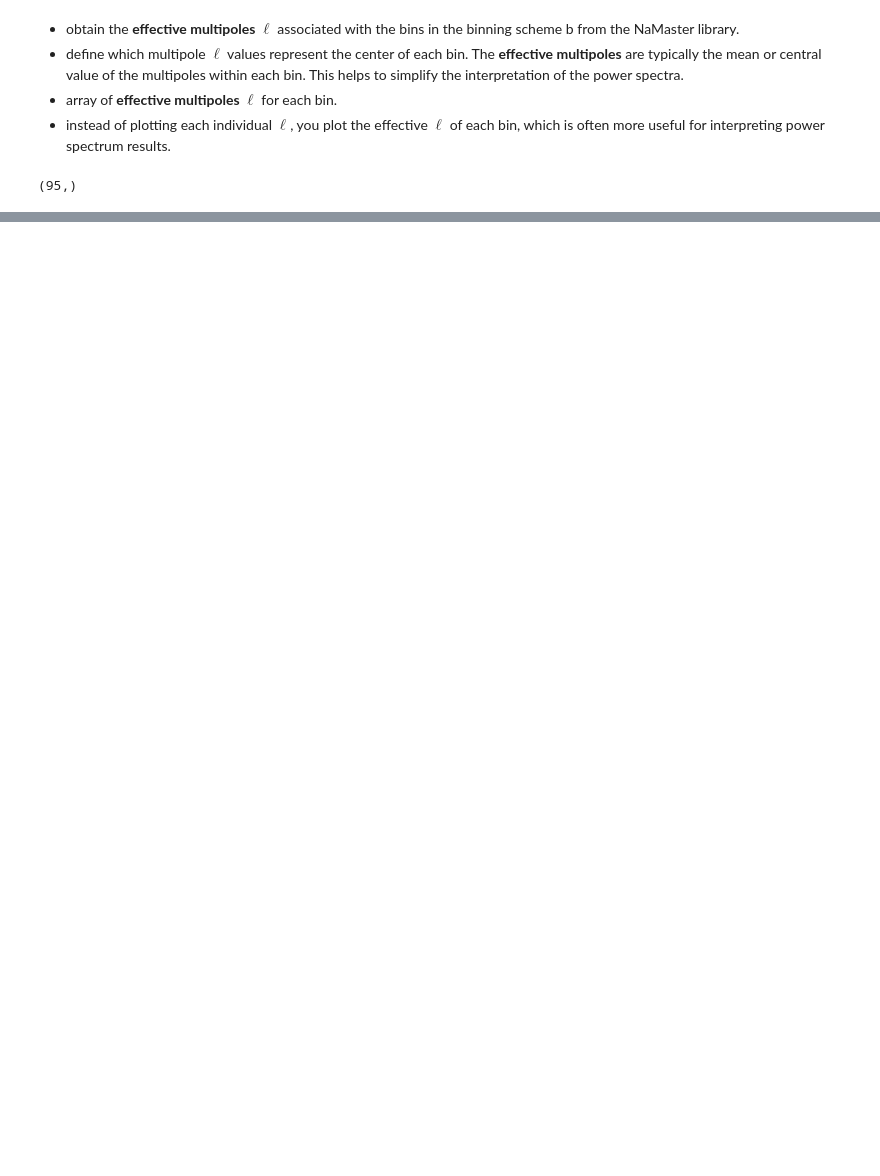
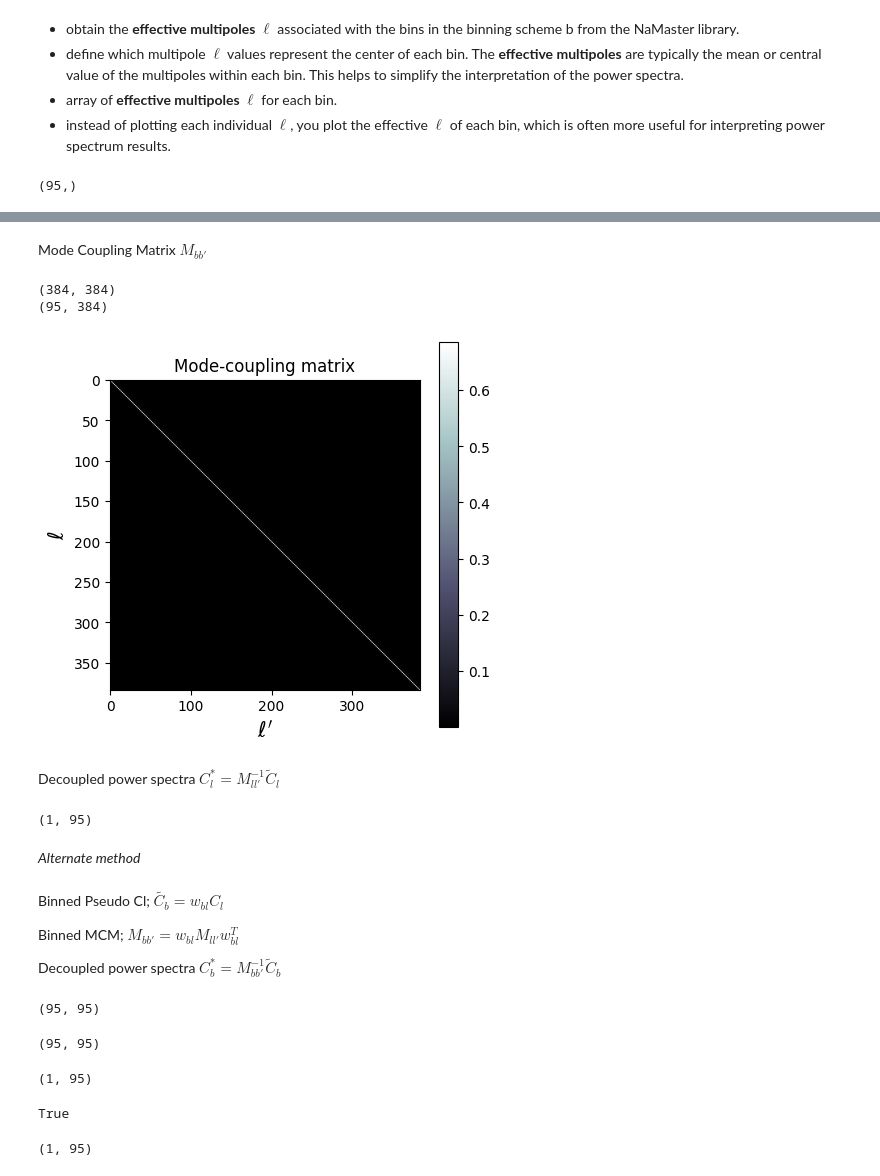
Before and after one commit to urwa99/Internship_Rome, a Jupyter notebook: Masks.ipynb, the cells around one changed output, grey strips where cells are left out. Saved outputs shown, nothing was run; the diff lists cells and outputs as text; code cells hidden in the pictures; blank space fills up the shorter version.

```diff
--- a/Masks.ipynb
+++ b/Masks.ipynb
@@ -139,7 +139,7 @@ masked =maps_pl[3,:] - maps_pl[3,:]*mask
 # %% [markdown]
 Initializing field with mask
 # %%
-f_0 =nmt.NmtField(mask, [maps_pl[3,:]])
+f_0 =nmt.NmtField(1-mask, [maps_pl[3,:]])
 # %% [markdown]
 Defining the binning scheme.  how to group multipoles $\ell$ into bins. Here, the resolution is nside=128, and the bin width is 4 (i.e., each bin will group values of $\ell$ from 4 multipoles).
 # %%
@@ -176,0 +206,67 @@ plt.plot(ell, C_l[:,3,3])
+# %% [markdown]
+Mode Coupling Matrix $M_{bb'}$
+# %%
+# Create a NaMaster workspace
+w = nmt.NmtWorkspace.from_fields(f_0, f_0, b)
+
+# Extract the mode-coupling matrix
+mcm = w.get_coupling_matrix()
+print(mcm.shape)
+
+# Extract bandpower window functions
+Wbl = w.get_bandpower_windows().squeeze()
+print(Wbl.shape)
+
+# Plot MCM
+plt.figure(figsize=(5, 5))
+plt.title('Mode-coupling matrix')
+plt.imshow(mcm, cmap='bone')
+plt.ylabel("$\\ell$", fontsize=15)
+plt.xlabel("$\\ell'$", fontsize=15)
+plt.colorbar()
+plt.show()
+# %% [output]
+(384, 384)
+(95, 384)
+[figure, added]
+# %% [markdown]
+Decoupled power spectra $C_l^* = M_{ll'}^{-1} \tilde{C}_l$
+# %%
+# First, estimated decoupled bandpowers. The explicit way of doing this would be to compute
+# the binned PCL and the binned MCM. Then, invert the binned MCM, and multiply it by the PCL.
+# All this can be done with a simple NaMaster call:
+cl_dec = w.decouple_cell(pcl)
+print(cl_dec.shape)
+# %% [output]
+(1, 95)
+# %% [markdown]
+*Alternate method*
+# %% [markdown]
+Binned Pseudo Cl; $\tilde{C_b}= w_{bl}C_l$
+
+Binned MCM; $M_{bb'}= w_{bl}M_{ll'} w_{bl}^T$
+
+Decoupled power spectra $C_b^* = M_{bb'}^{-1} \tilde{C}_b$
+# %%
+mcm_binned_rows = np.array([b.bin_cell(row) for row in mcm])
+mcm_binned = np.array([b.bin_cell(col) for col in mcm_binned_rows.T]).T*b.get_nell_list()
+print(mcm_binned.shape)
+# %% [output]
+(95, 95)
+# %%
+mcm_b_inv =np.linalg.pinv(mcm_binned)
+print(mcm_b_inv.shape)
+# %% [output]
+(95, 95)
+# %%
+bpw =np.einsum('jk,ik ->ij', mcm_b_inv, pcl_bin)
+print(bpw.shape)
+np.allclose(bpw,cl_dec)
+# %% [output]
+(1, 95)
+True
+# %%
+cl_00 = nmt.compute_full_master(f_0, f_0, b)
+print(cl_00.shape)
+# %% [output]
+(1, 95)
```
Also changed, not shown: parts of 16 cells of this notebook.
